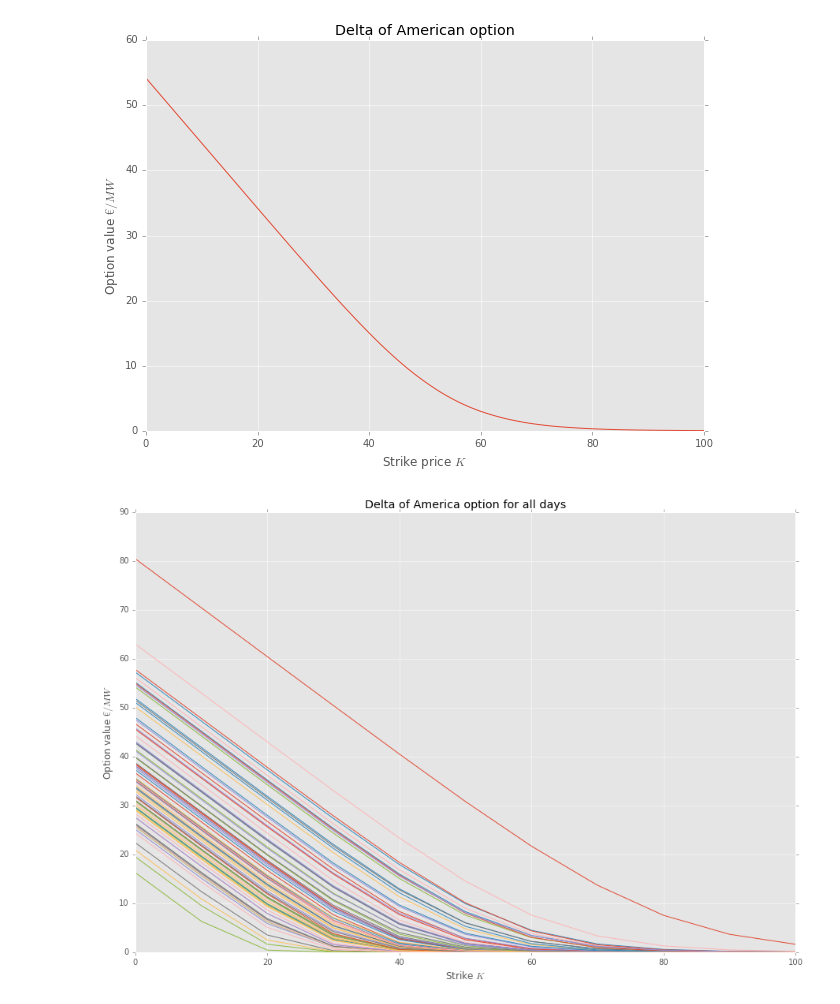
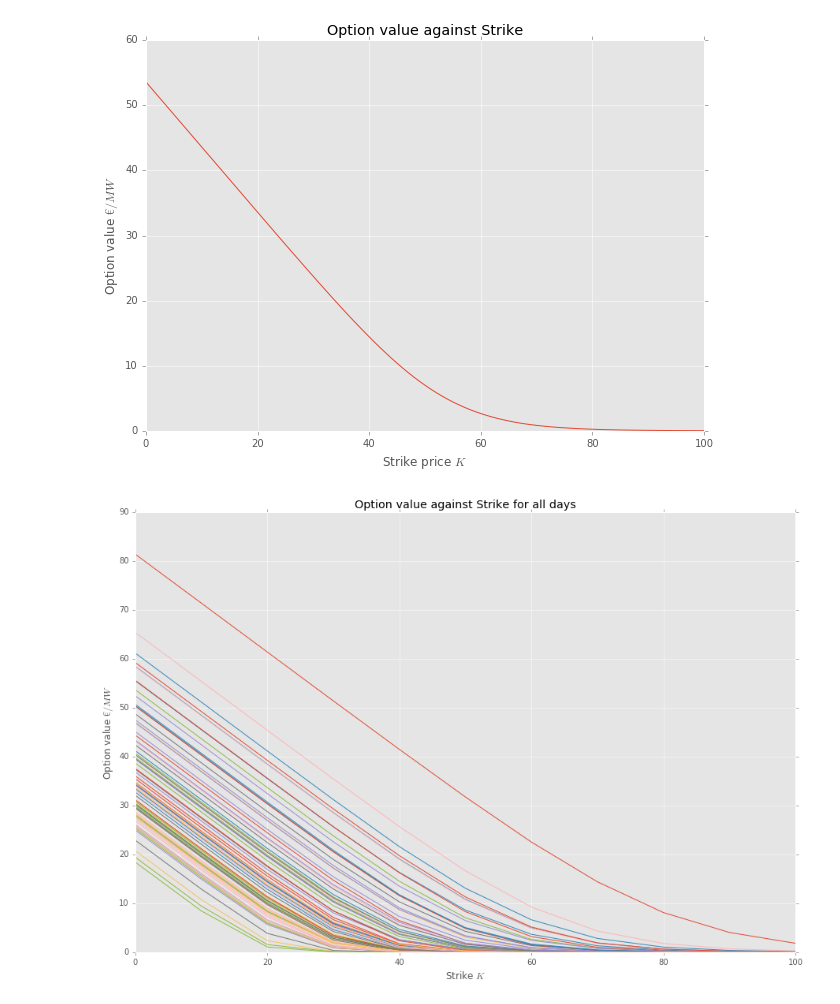
Before and after one commit to NonoMalpi/Secondary_band, a Jupyter notebook: American Option.ipynb, the cells around one changed output. Drawn from its saved outputs; the diff is of its cells as text; code cells hidden in the pictures.

```diff
--- a/American Option.ipynb
+++ b/American Option.ipynb
@@ -37,22 +37,22 @@ option.compute_option_value(20, 3)
 # %%
-#Delta of the option
+#Option value change against strike
 K = np.linspace(0,100,101)
 C_list = option.compute_option_value(K,3)
-option.plot_delta_option(K, C_list)
+option.plot_option_value_vs_strike(K, C_list)
 # %% [output]
-[figure, old version]
+[figure, new version]
 # %%
 K = np.linspace(0, 100, 11)
 # %%
-#Delta of America option for all days
+#American option for all days
 #date_list = list()
 fig, ax = plt.subplots(1,1, figsize=(15,10))
 for i in range(int(len(base_df)/24)):
     date = base_df.index[i*24]
     _ = option.generate_random_paths(date)
     ax.plot(K, option.compute_option_value(K,3))
-    ax.set_title('Delta of America option for all days')
+    ax.set_title('Option value against Strike for all days')
     ax.set_xlabel('Strike $K$')
     ax.set_ylabel('Option value $€/MW$')
 # %% [output]
-[figure, old version]
+[figure, new version]
```
Also changed, not shown: parts of 3 cells of this notebook, 17 other files.
